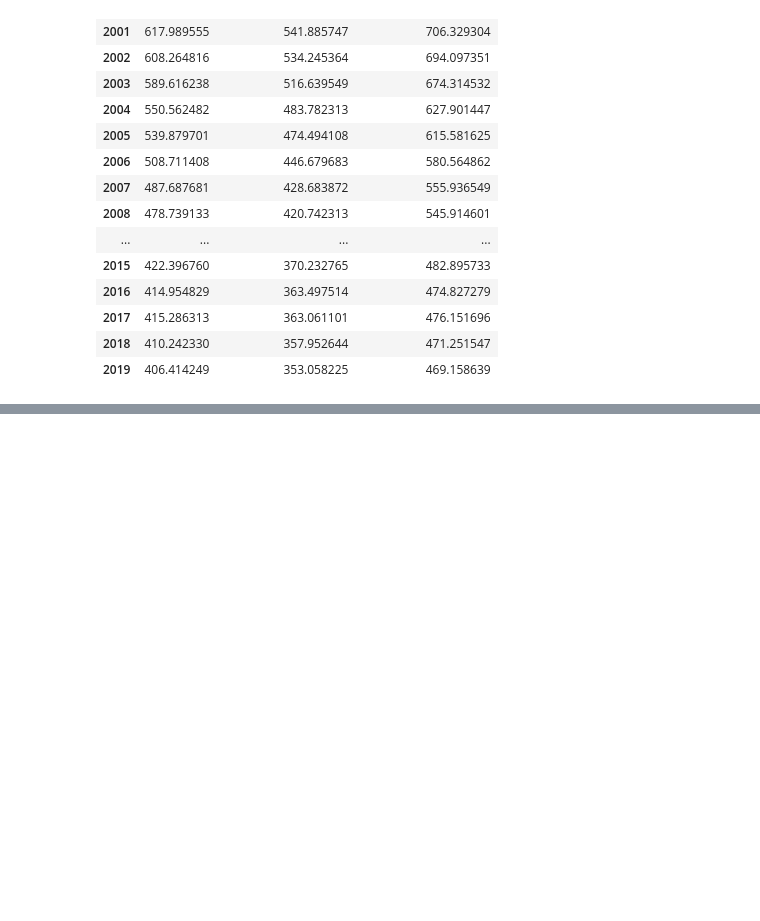
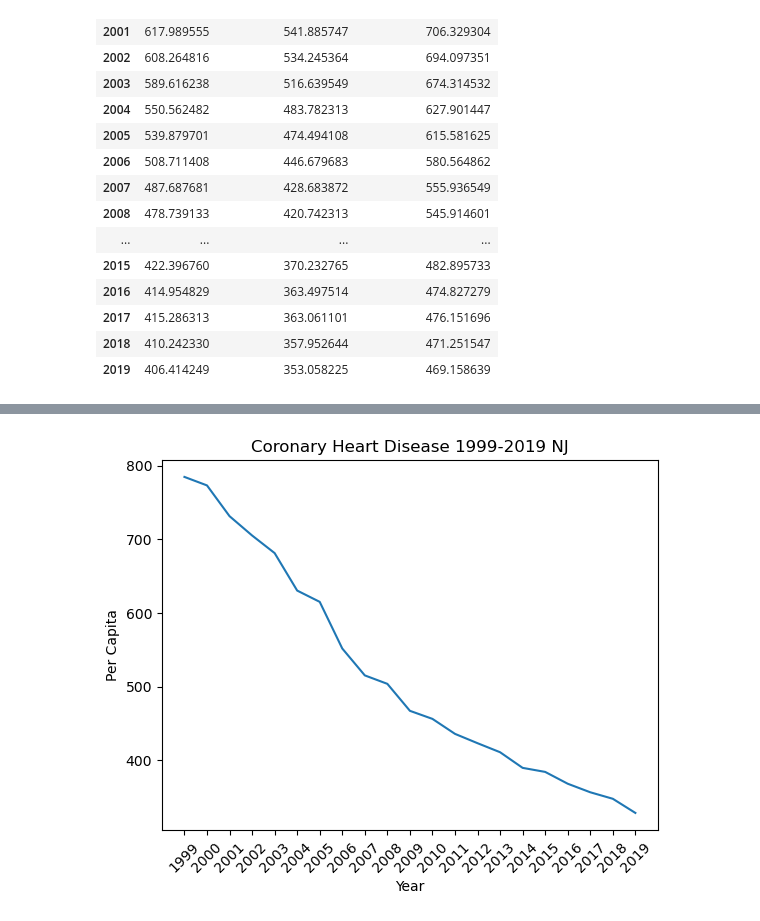
Before and after one commit to sean-guzman/Project1, a Jupyter notebook: main.ipynb, the cells around one changed output, grey strips where cells are left out. Drawn from its saved outputs; the diff is of its cells as text; code cells hidden in the pictures; blank space fills up the shorter version.

```diff
--- a/main.ipynb
+++ b/main.ipynb
@@ -117,0 +176,11 @@ heart_study_year
+# %%
+nj_coronary = nj_study.loc[nj_study["Topic"] == "Coronary heart disease (CHD)"].groupby("Year").mean()
+nj_coronary = nj_coronary.reset_index()
+plt.plot(nj_coronary["Year"], nj_coronary["Data_Value"])
+plt.xticks(rotation=45)
+plt.xlabel("Year")
+plt.ylabel("Per Capita")
+plt.title("Coronary Heart Disease 1999-2019 NJ")
+plt.show()
+# %% [output]
+[figure, added]
```
Also changed, not shown: parts of 15 cells of this notebook.
